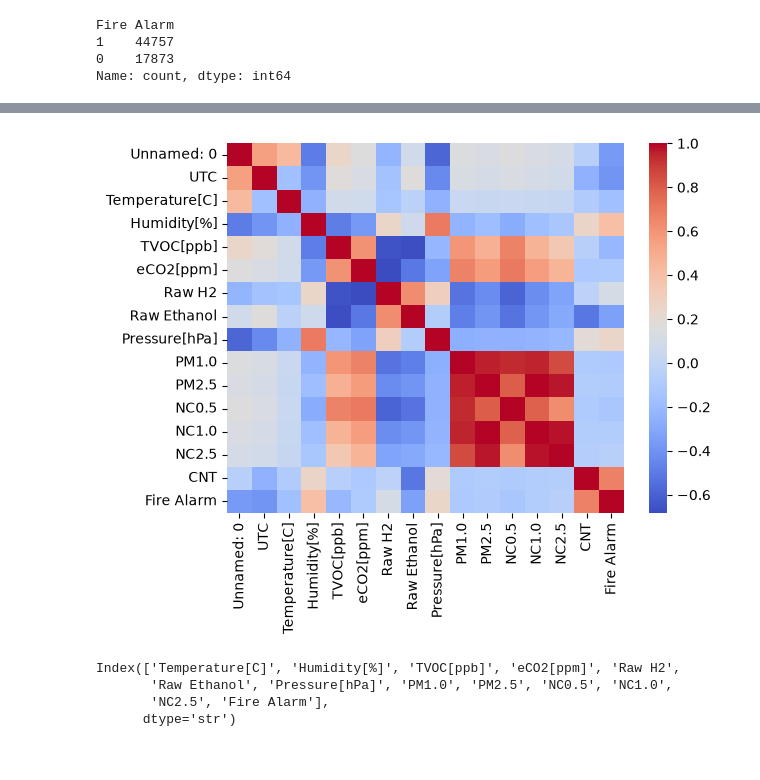
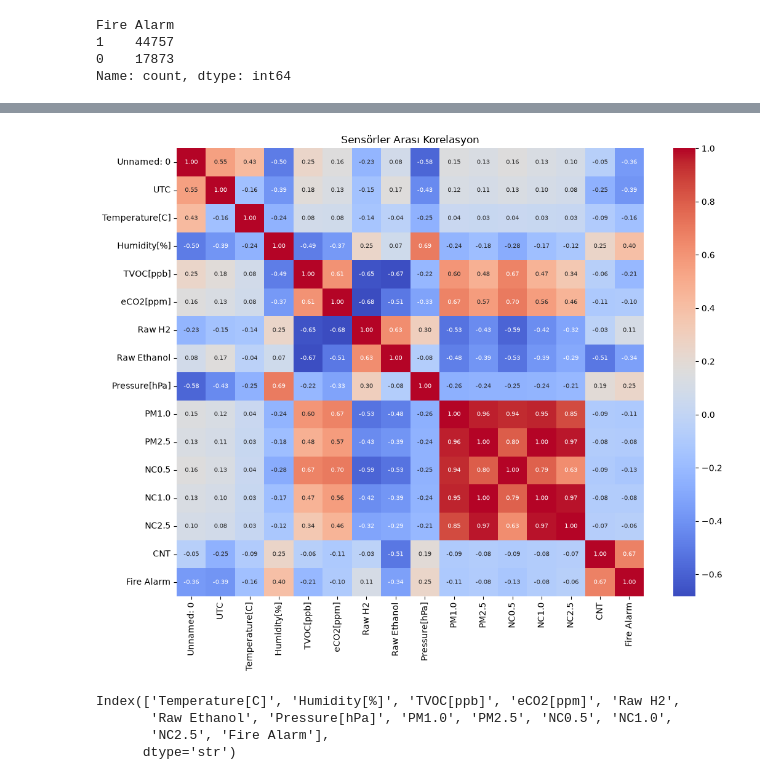
Before and after one commit to karyacankaya/yangin-tespit-asistani, a Jupyter notebook: notebooks/01_sensor_eda.ipynb, the cells around one changed output, grey strips where cells are left out. Drawn from its saved outputs; the diff is of its cells as text; code cells hidden in the pictures.

```diff
--- a/notebooks/01_sensor_eda.ipynb
+++ b/notebooks/01_sensor_eda.ipynb
@@ -71,9 +89,12 @@ plt.savefig("pm_karsilastirma.png")
 # %%
 import seaborn as sns
-sns.heatmap(df.corr(numeric_only=True), cmap="coolwarm")
+plt.figure(figsize=(11, 9))
+sns.heatmap(df.corr(numeric_only=True), cmap="coolwarm", annot=True, fmt=".2f", annot_kws={"size": 7})
+plt.title("Sensörler Arası Korelasyon")
+plt.tight_layout()
 plt.savefig("korelasyon.png")
 # %% [output]
-[figure, old version]
+[figure, new version]
 # %%
 df = df.drop(columns=[c for c in df.columns if c in ["Unnamed: 0", "UTC", "CNT"]])
 # %%
```
Also changed, not shown: parts of 4 cells of this notebook, 5 other files.
